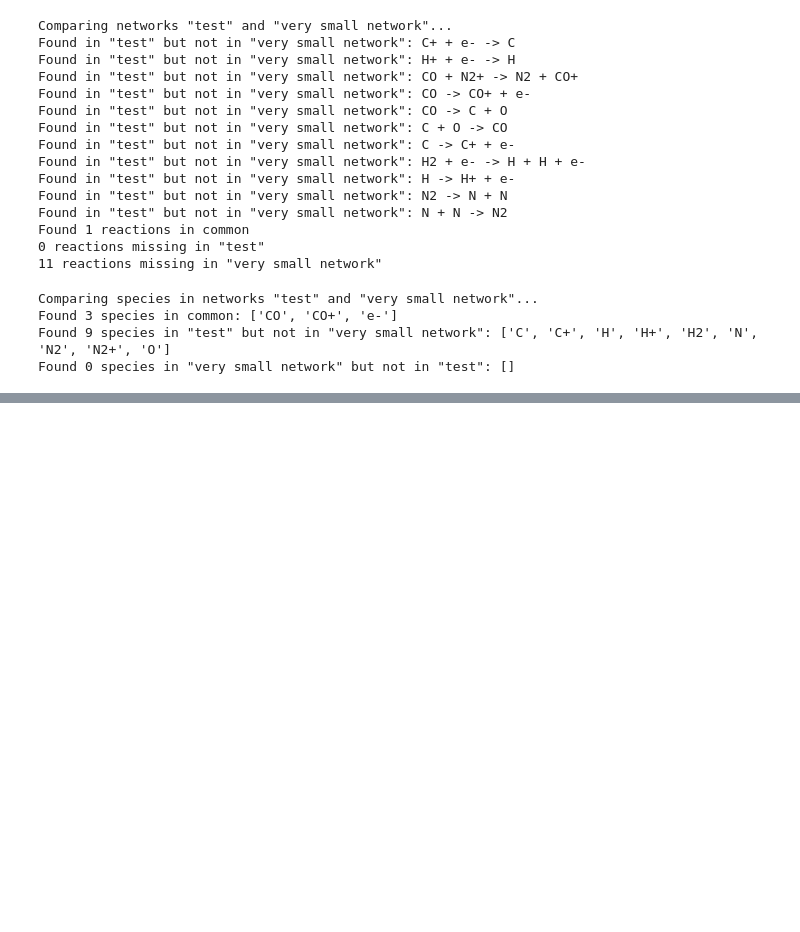
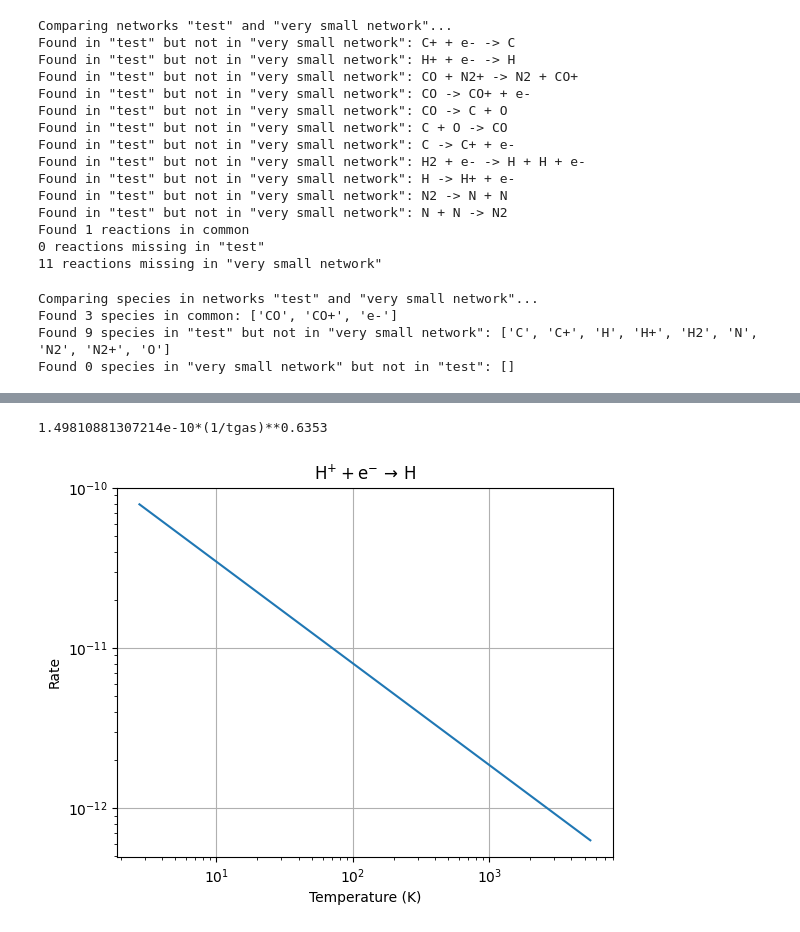
Before and after one commit to BenWibking/jaff, a Jupyter notebook: main.ipynb, the cells around one changed output, grey strips where cells are left out. Cells and saved outputs as stored; diff of their text form; code cells hidden in the pictures; blank space fills up the shorter version.

```diff
--- a/main.ipynb
+++ b/main.ipynb
@@ -86,3 +89,5 @@ Comparing species in networks "test" and "very small network"...
 Found 3 species in common: ['CO', 'CO+', 'e-']
 Found 9 species in "test" but not in "very small network": ['C', 'C+', 'H', 'H+', 'H2', 'N', 'N2', 'N2+', 'O']
 Found 0 species in "very small network" but not in "test": []
+# %%
+net = Network("networks/react_COthin")
@@ -88,0 +157,6 @@ Found 0 species in "very small network" but not in "test": []
+# %%
+print(net.reactions[1].rate)  # verbatim name of first reaction in COthin network
+net.reactions[1].plot()
+# %% [output]
+1.49810881307214e-10*(1/tgas)**0.6353
+[figure, added]
```
Also changed, not shown: parts of 4 cells of this notebook, 2 other files.
